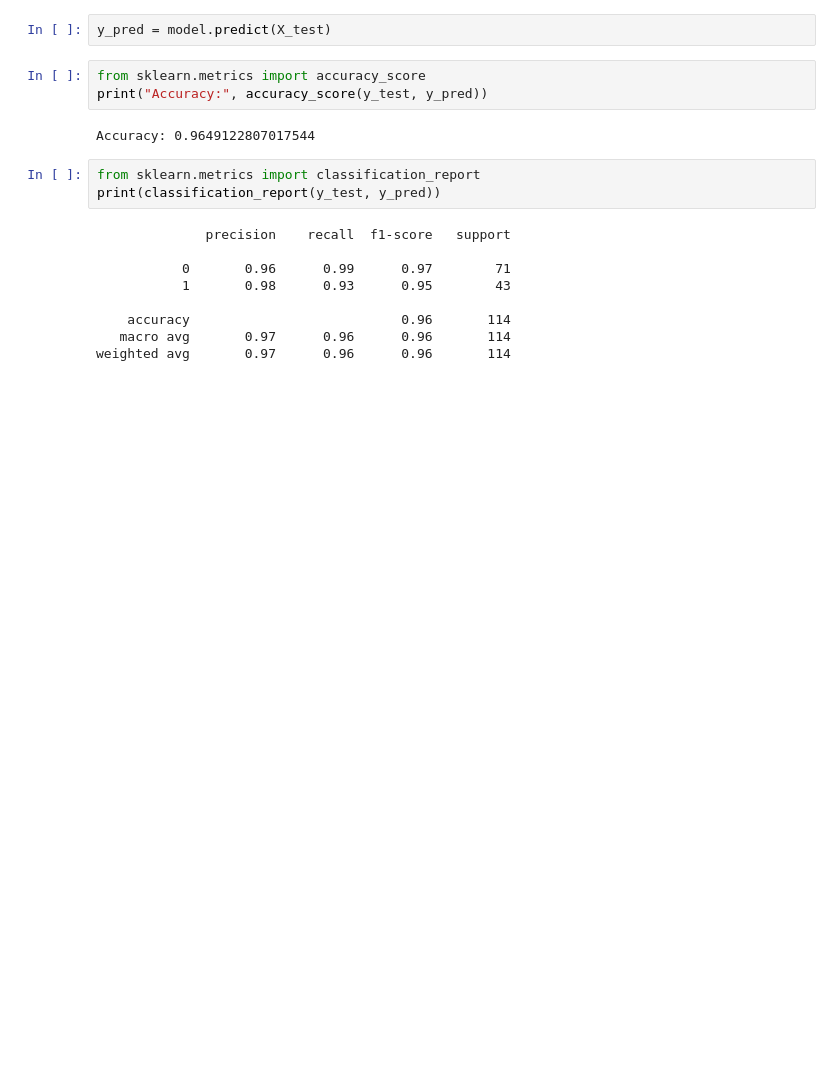
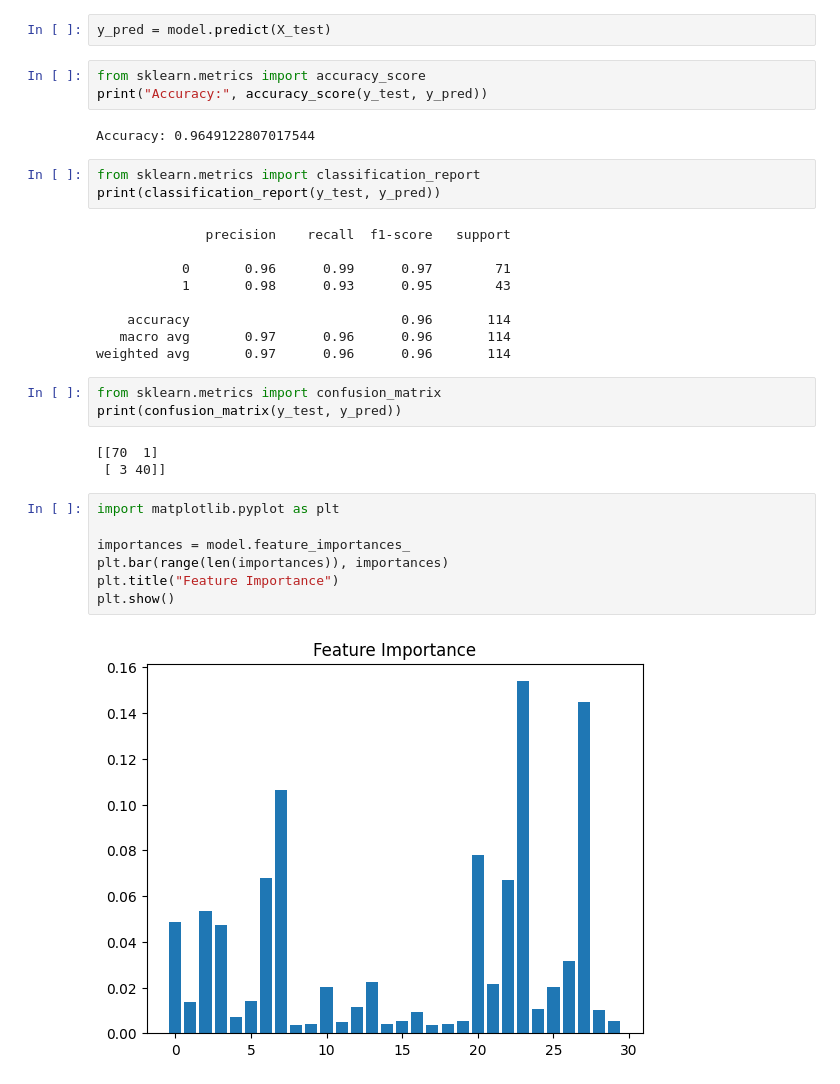
Before and after one commit to MathusiganSenthan/machine-learning-Group-Pro, a Jupyter notebook: model.ipynb, the cells around one changed output. Drawn from its saved outputs; the diff is of its cells as text; blank space fills up the shorter version.

Commit message:
feature graph

```diff
--- a/model.ipynb
+++ b/model.ipynb
@@ -61,3 +61,18 @@ print(classification_report(y_test, y_pred))
     accuracy                           0.96       114
    macro avg       0.97      0.96      0.96       114
 weighted avg       0.97      0.96      0.96       114
+# %%
+from sklearn.metrics import confusion_matrix
+print(confusion_matrix(y_test, y_pred))
+# %% [output]
+[[70  1]
+ [ 3 40]]
+# %%
+import matplotlib.pyplot as plt
+
+importances = model.feature_importances_
+plt.bar(range(len(importances)), importances)
+plt.title("Feature Importance")
+plt.show()
+# %% [output]
+[figure, added]
```
